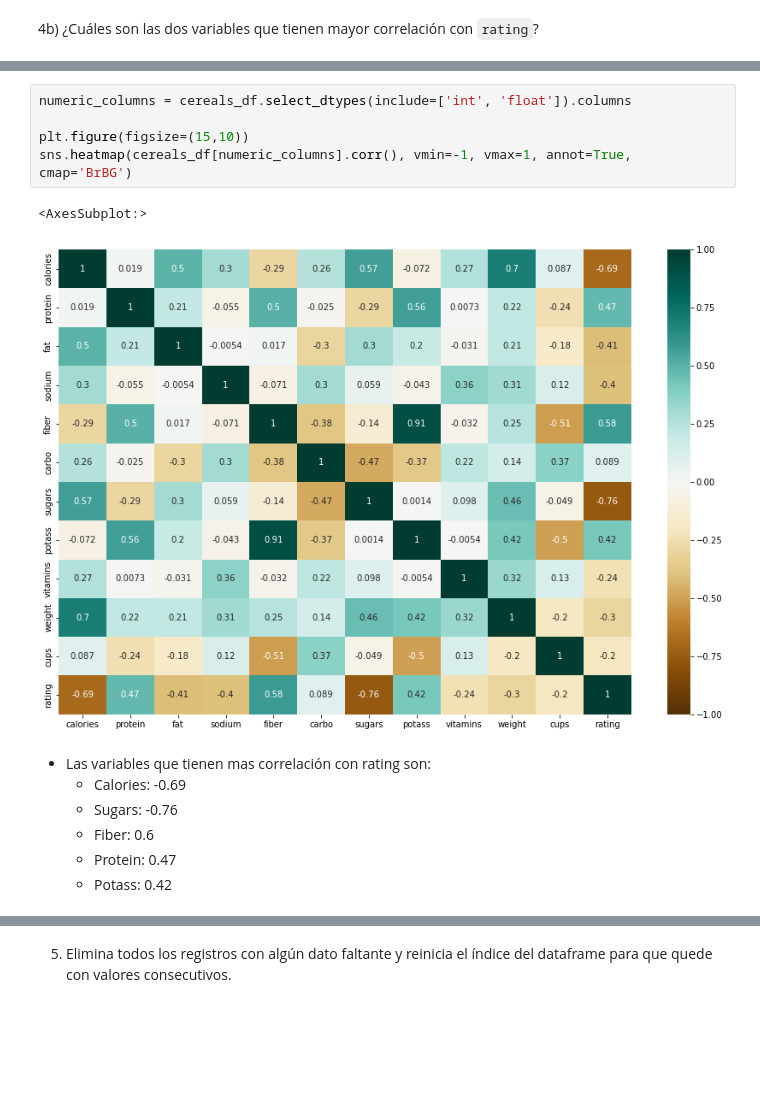
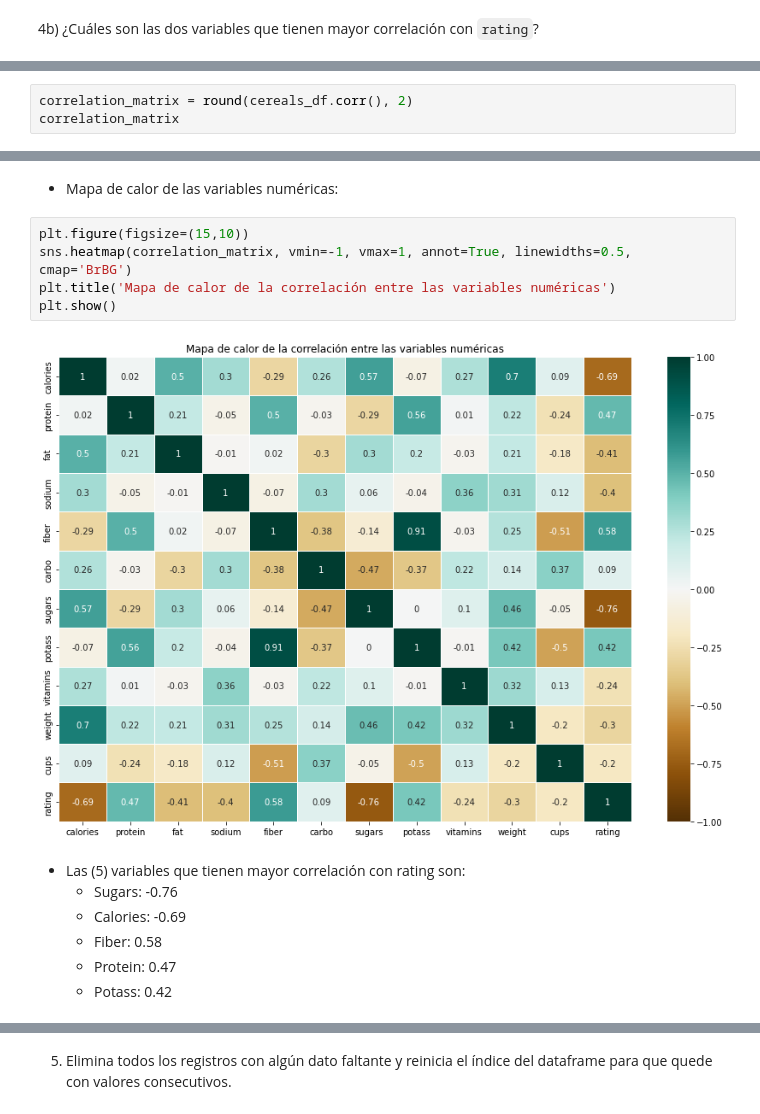
Before and after one commit to alexgarma/TC4029-ciencia-y-analitica-de-datos-equipo83, a Jupyter notebook: notebooks/Actividad7PCA_Equipo83.ipynb, the cells around one changed output, grey strips where cells are left out. Saved outputs shown, nothing was run; the diff lists cells and outputs as text; blank space fills up the shorter version.

```diff
--- a/notebooks/Actividad7PCA_Equipo83.ipynb
+++ b/notebooks/Actividad7PCA_Equipo83.ipynb
@@ -361,0 +427,3 @@ sns.boxplot(x = 'mfr', y = 'calories', data = cereals_df)
+# %%
+correlation_matrix = round(cereals_df.corr(), 2)
+correlation_matrix
@@ -362,15 +444,16 @@ sns.boxplot(x = 'mfr', y = 'calories', data = cereals_df)
+# %% [markdown]
+- Mapa de calor de las variables numéricas:
 # %%
-numeric_columns = cereals_df.select_dtypes(include=['int', 'float']).columns
-
 plt.figure(figsize=(15,10))
-sns.heatmap(cereals_df[numeric_columns].corr(), vmin=-1, vmax=1, annot=True, cmap='BrBG')
+sns.heatmap(correlation_matrix, vmin=-1, vmax=1, annot=True, linewidths=0.5, cmap='BrBG')
+plt.title('Mapa de calor de la correlación entre las variables numéricas')
+plt.show()
 # %% [output]
-<AxesSubplot:>
-[figure, old version]
+[figure, new version]
 # %% [markdown]
-- Las variables que tienen mas correlación con rating son:
+- Las (5) variables que tienen mayor correlación con rating son:
+  - Sugars: -0.76
   - Calories: -0.69
-  - Sugars: -0.76
-  - Fiber: 0.6
+  - Fiber: 0.58
   - Protein: 0.47
   - Potass: 0.42
```
Also changed, not shown: parts of 14 cells of this notebook.
